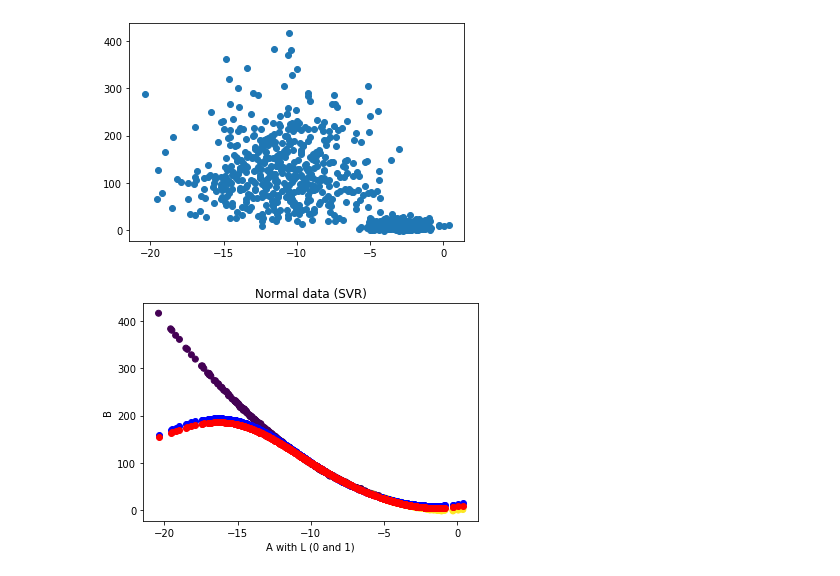
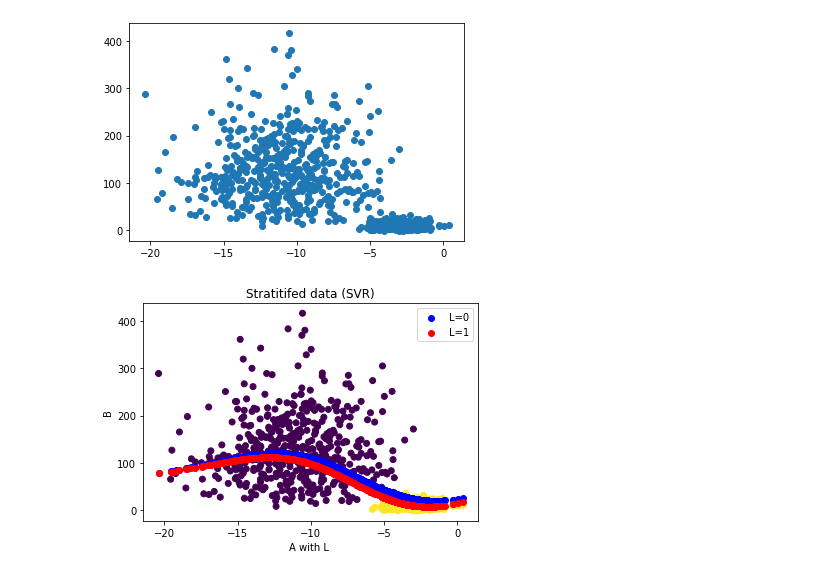
Before and after one commit to BIRDSgroup/NLCD, a Jupyter notebook: conclude/newmethod/NLMRNN.ipynb, the cells around one changed output. Saved outputs shown, nothing was run; the diff lists cells and outputs as text; code cells hidden in the pictures.

```diff
--- a/conclude/newmethod/NLMRNN.ipynb
+++ b/conclude/newmethod/NLMRNN.ipynb
@@ -217,10 +206,15 @@ plt.scatter(A_test,y_zeros[:,1])
+# %%
+#change this to read the files
+link="/data/users/cs20s037/CITNonLinear/LinearDifferentvalues/testing_writingvalues_diff_variance.txt"
+number_of_samples=121
 # %%
-fo=open("/data/users/cs20s037/CITNonLinear/LinearDifferentvalues/testing_writingvalues_diff_variance.txt", "r")
+
+fo=open(link, "r")
 L=[]
 A=[]
 B=[]
 #fe=open("dataset_params.txt",'w')
-for i in range(0,121):
+for i in range(0,number_of_samples):
     line=fo.readline()
     #fe.write(line)
     #line=line[1:-2] #remove double quotes
@@ -391,7 +381,7 @@ array([[ 1.        , -3.19530717],
 # %%
 L_ones=np.ones((L.shape))
 #print(L_ones)
-L_minus=np.ones((L.shape))*-1
+L_minus=np.ones((L.shape))*leftside
 # %%
 X_zero=np.vstack((L_minus,A)).T
 # %%
@@ -417,7 +407,7 @@ array([[ 1.        , -3.19530717],
        [ 1.        , -8.81467322],
        [ 1.        , -1.95874434]])
 # %%
-regressor.fit(X, B)
+regressor.fit(X, B_strat)
 # %% [output]
 SVR()
 # %%
@@ -434,15 +424,16 @@ plt.scatter(A,B_strat)
 # %%
 B_strat=stratifydata(L,B)
 # %%
-plt.scatter(A, B,c=L)
-plt.scatter(A, regressor.predict(X_zero), color = 'blue')
-plt.scatter(A,regressor.predict(X_one),color='red')
-plt.title('Normal data (SVR)')
-plt.xlabel('A with L (0 and 1)')
+plt.scatter(A, B_strat,c=L)
+plt.scatter(A, regressor.predict(X_zero), color = 'blue',label='L=0')
+plt.scatter(A,regressor.predict(X_one),color='red',label='L=1')
+plt.title('Stratitifed data (SVR)')
+plt.xlabel('A with L ')
 plt.ylabel('B')
+plt.legend()
 plt.show()
 # %% [output]
-[figure, old version]
+[figure, new version]
 # %%
 # Predicting the target values of the test set
 y_pred = model.predict(X)
```
Also changed, not shown: parts of 5 cells of this notebook.
